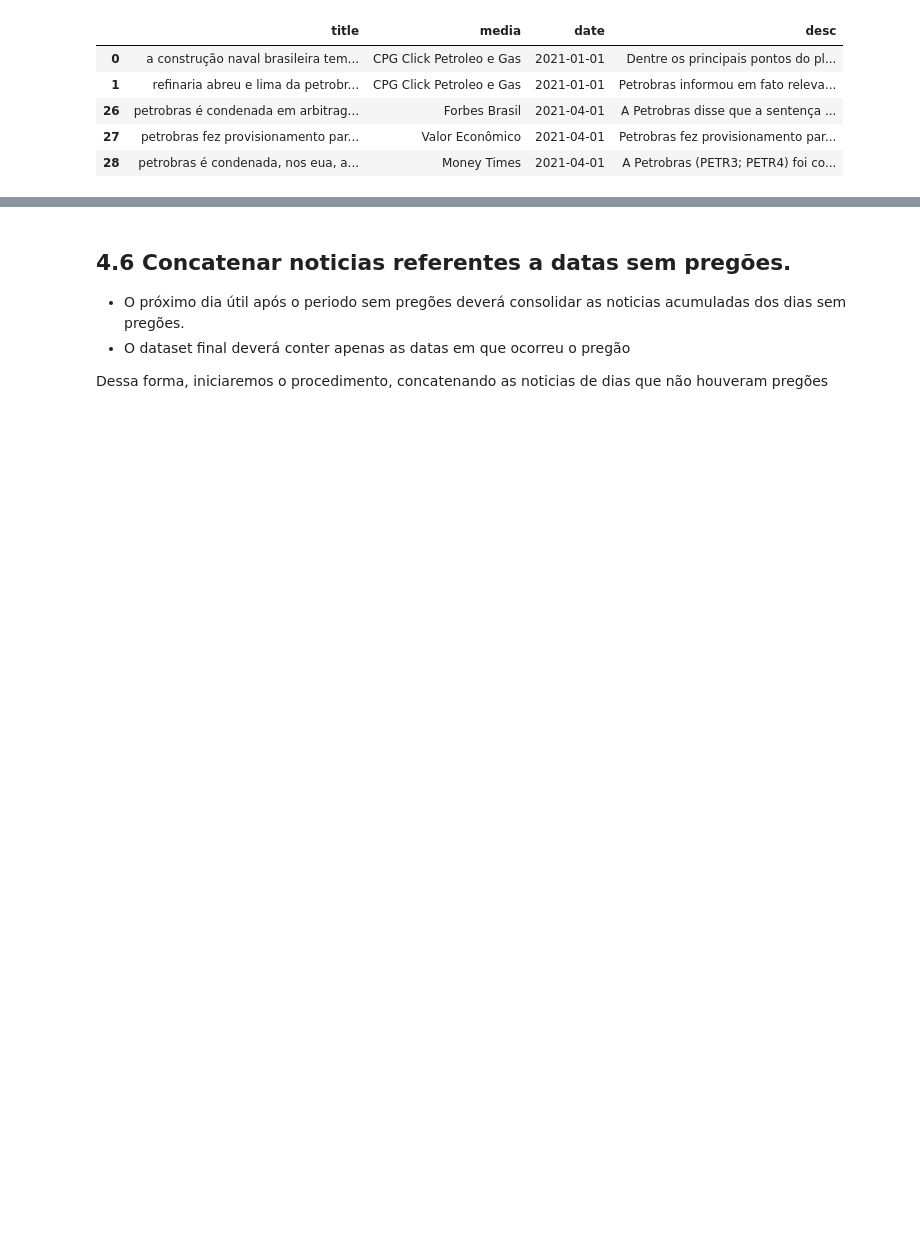
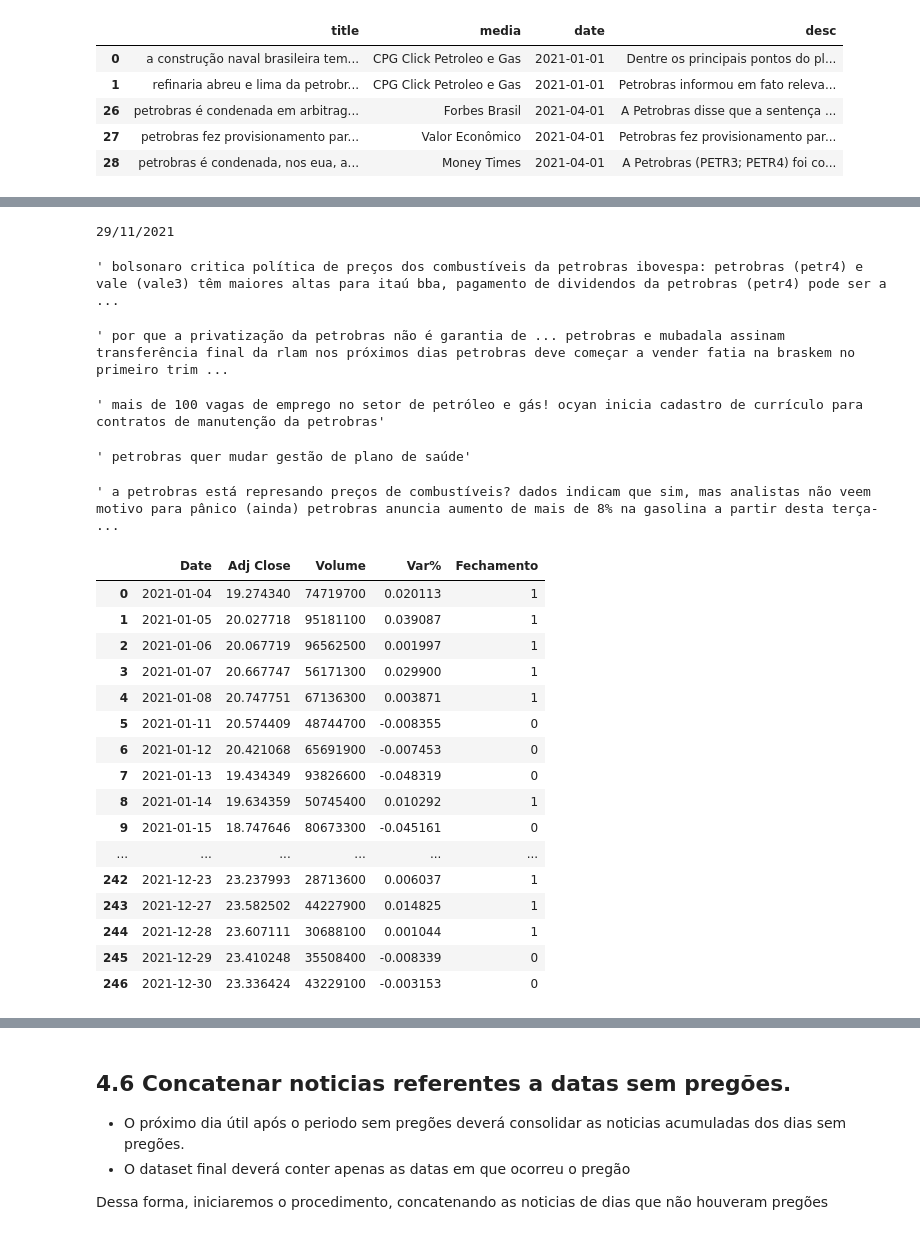
Before and after one commit to webercg/NLP---Daily-News-for-Stock-Market-Prediction, a Jupyter notebook: datasets/Experimentos + EDA.ipynb, the cells around one changed output, grey strips where cells are left out. Saved outputs shown, nothing was run; the diff lists cells and outputs as text; code cells hidden in the pictures; blank space fills up the shorter version.

```diff
--- a/datasets/Experimentos + EDA.ipynb
+++ b/datasets/Experimentos + EDA.ipynb
@@ -412,0 +432,28 @@ df_news_diaria
+# %%
+## Itera sobre dias com pregao
+for i in datas_com_pregao:
+
+    ## Se o dia não tiver noticias retorna a data do dia anterior
+    if i in datas_sem_noticias:
+        dia_anterior = str(int(i[:2])-1) + i[2:10]
+
+        # #Se o dia anterior não tiver pregão
+        if dia_anterior in datas_sem_pregao:
+
+            ## Se o dia anterior tiver noticias:
+            if dia_anterior in datas_com_noticias:
+                print(i)
+# %% [output]
+29/11/2021
+# %%
+## 27/11/2021
+noticia_dia_27 = df_news_diaria.iloc[267][1]
+noticia_dia_27
+# %% [output]
+' bolsonaro critica política de preços dos combustíveis da petrobras ibovespa: petrobras (petr4) e vale (vale3) têm maiores altas para itaú bba, pagamento de dividendos da petrobras (petr4) pode ser a ...
+# %%
+## 28/11/2021
+noticia_dia_28 = df_news_diaria.iloc[268][1]
+noticia_dia_28
+# %% [output]
+' por que a privatização da petrobras não é garantia de ... petrobras e mubadala assinam transferência final da rlam nos próximos dias petrobras deve começar a vender fatia na braskem no primeiro trim ...
@@ -412,0 +463,38 @@ df_news_diaria
+# %%
+## 16/01/2021
+noticia_dia_16 = df_news_diaria.iloc[11][1]
+noticia_dia_16
+# %% [output]
+' mais de 100 vagas de emprego no setor de petróleo e gás! ocyan inicia cadastro de currículo para contratos de manutenção da petrobras'
+# %%
+## 17/01/2021
+noticia_dia_17 = df_news_diaria.iloc[12][1]
+noticia_dia_17
+# %% [output]
+' petrobras quer mudar gestão de plano de saúde'
+# %%
+## 18/01/2021
+noticia_dia_18 = df_news_diaria.iloc[13][1]
+noticia_dia_18
+# %% [output]
+' a petrobras está represando preços de combustíveis? dados indicam que sim, mas analistas não veem motivo para pânico (ainda) petrobras anuncia aumento de mais de 8% na gasolina a partir desta terça- ...
+# %%
+df_petro
+# %% [output]
+|  | Date | Adj Close | Volume | Var% | Fechamento |
+| 0 | 2021-01-04 | 19.274340 | 74719700 | 0.020113 | 1 |
+| 1 | 2021-01-05 | 20.027718 | 95181100 | 0.039087 | 1 |
+| 2 | 2021-01-06 | 20.067719 | 96562500 | 0.001997 | 1 |
+| 3 | 2021-01-07 | 20.667747 | 56171300 | 0.029900 | 1 |
+| 4 | 2021-01-08 | 20.747751 | 67136300 | 0.003871 | 1 |
+| 5 | 2021-01-11 | 20.574409 | 48744700 | -0.008355 | 0 |
+| 6 | 2021-01-12 | 20.421068 | 65691900 | -0.007453 | 0 |
+| 7 | 2021-01-13 | 19.434349 | 93826600 | -0.048319 | 0 |
+| 8 | 2021-01-14 | 19.634359 | 50745400 | 0.010292 | 1 |
+| 9 | 2021-01-15 | 18.747646 | 80673300 | -0.045161 | 0 |
+| ... | ... | ... | ... | ... | ... |
+| 242 | 2021-12-23 | 23.237993 | 28713600 | 0.006037 | 1 |
+| 243 | 2021-12-27 | 23.582502 | 44227900 | 0.014825 | 1 |
+| 244 | 2021-12-28 | 23.607111 | 30688100 | 0.001044 | 1 |
+| 245 | 2021-12-29 | 23.410248 | 35508400 | -0.008339 | 0 |
+| 246 | 2021-12-30 | 23.336424 | 43229100 | -0.003153 | 0 |
```
Also changed, not shown: parts of 43 cells of this notebook.
